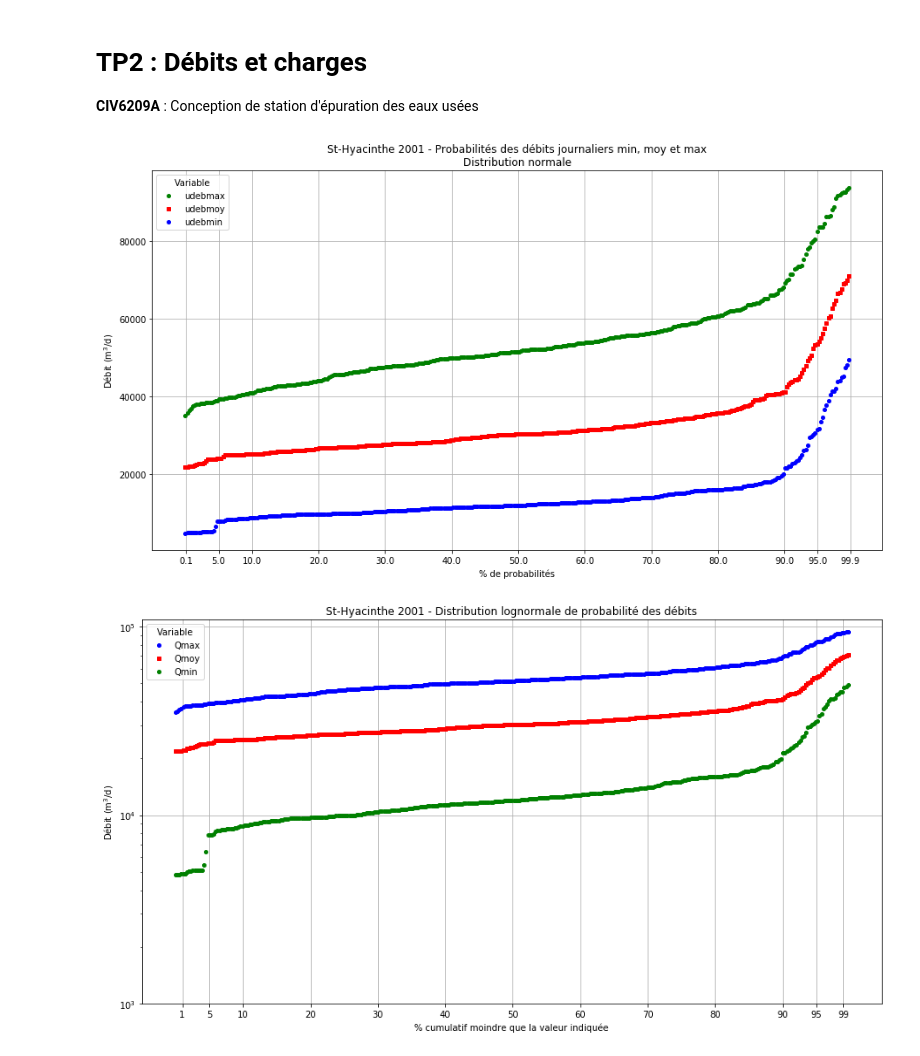
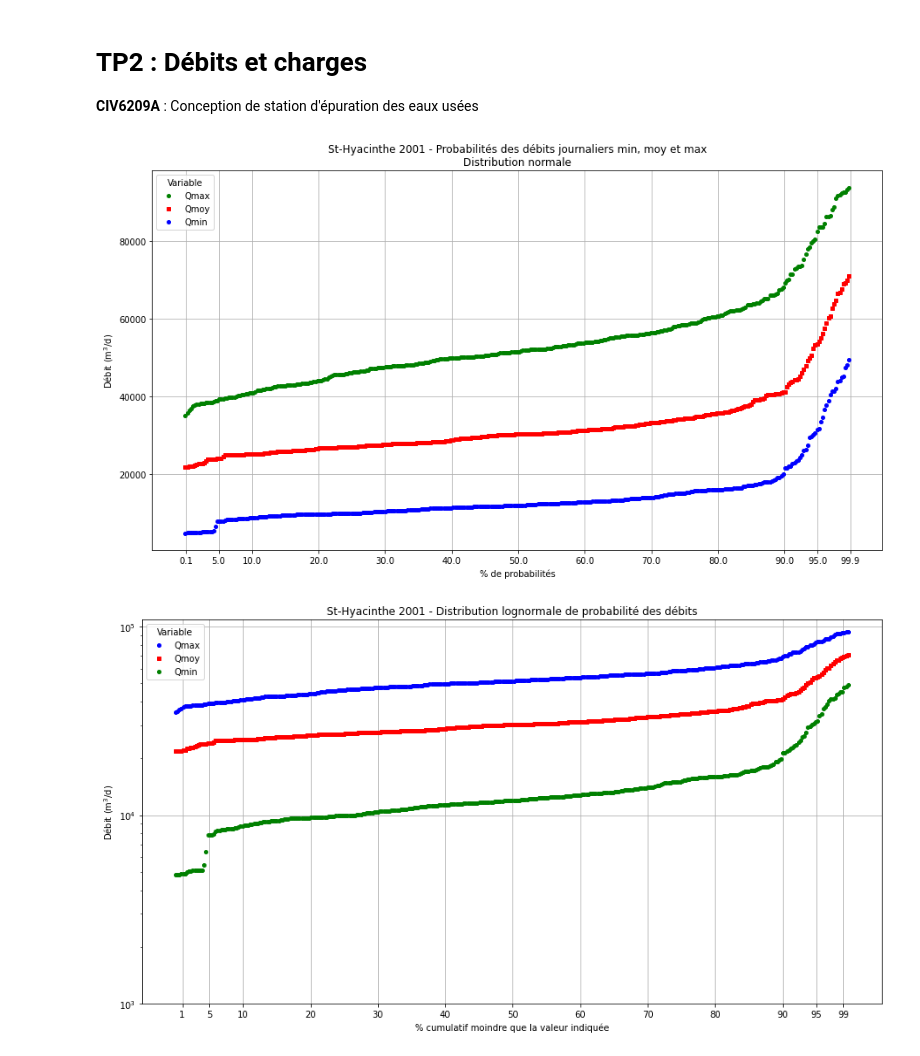
Before and after one commit to christinevaluc/faps, a Jupyter notebook: CIV6209A.ipynb, the cells around one changed output. Saved outputs shown, nothing was run; the diff lists cells and outputs as text; code cells hidden in the pictures.

Commit message:
ajustement legende

```diff
--- a/CIV6209A.ipynb
+++ b/CIV6209A.ipynb
@@ -13,19 +13,19 @@ maxlist = sorted(data.loc[~data.Qmax.isna(), 'Qmax'])
 # %%
 plt.figure(figsize=(15,8))
 plt.xlabel("% de probabilités")
 plt.ylabel("Débit (m$^3$/d)")
 plt.title('St-Hyacinthe 2001 - Probabilités des débits journaliers min, moy et max\nDistribution normale')
 plt.grid(True)
 
 plt.plot(np.arange(len(maxlist))/len(maxlist)*100, maxlist, 'go', markersize=4)
 plt.plot(np.arange(len(moylist))/len(moylist)*100, moylist, 'rs', markersize=4)
 plt.plot(np.arange(len(minlist))/len(minlist)*100, minlist, 'bo', markersize=4)
 
-plt.legend(['udebmax', 'udebmoy', 'udebmin'], title='Variable')
+plt.legend(['Qmax', 'Qmoy', 'Qmin'], title='Variable')
 plt.xticks([.1, 5, 10, 20, 30, 40, 50, 60, 70, 80, 90, 95, 99.9])
 plt.show()
 # %% [output]
-[figure, old version]
+[figure, new version]
 # %%
 plt.figure(figsize=(15,8))
 plt.xlabel("% cumulatif moindre que la valeur indiquée")
```
